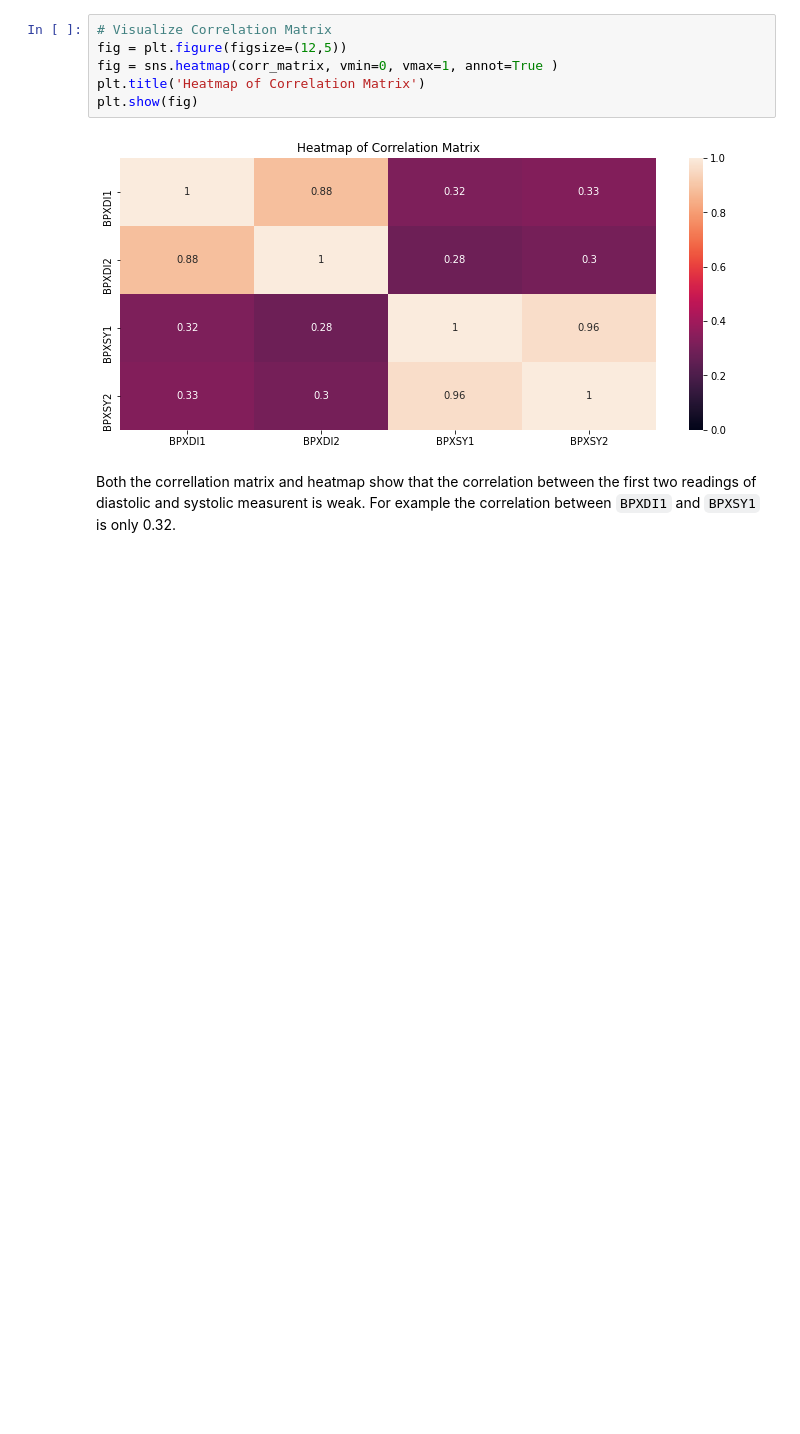
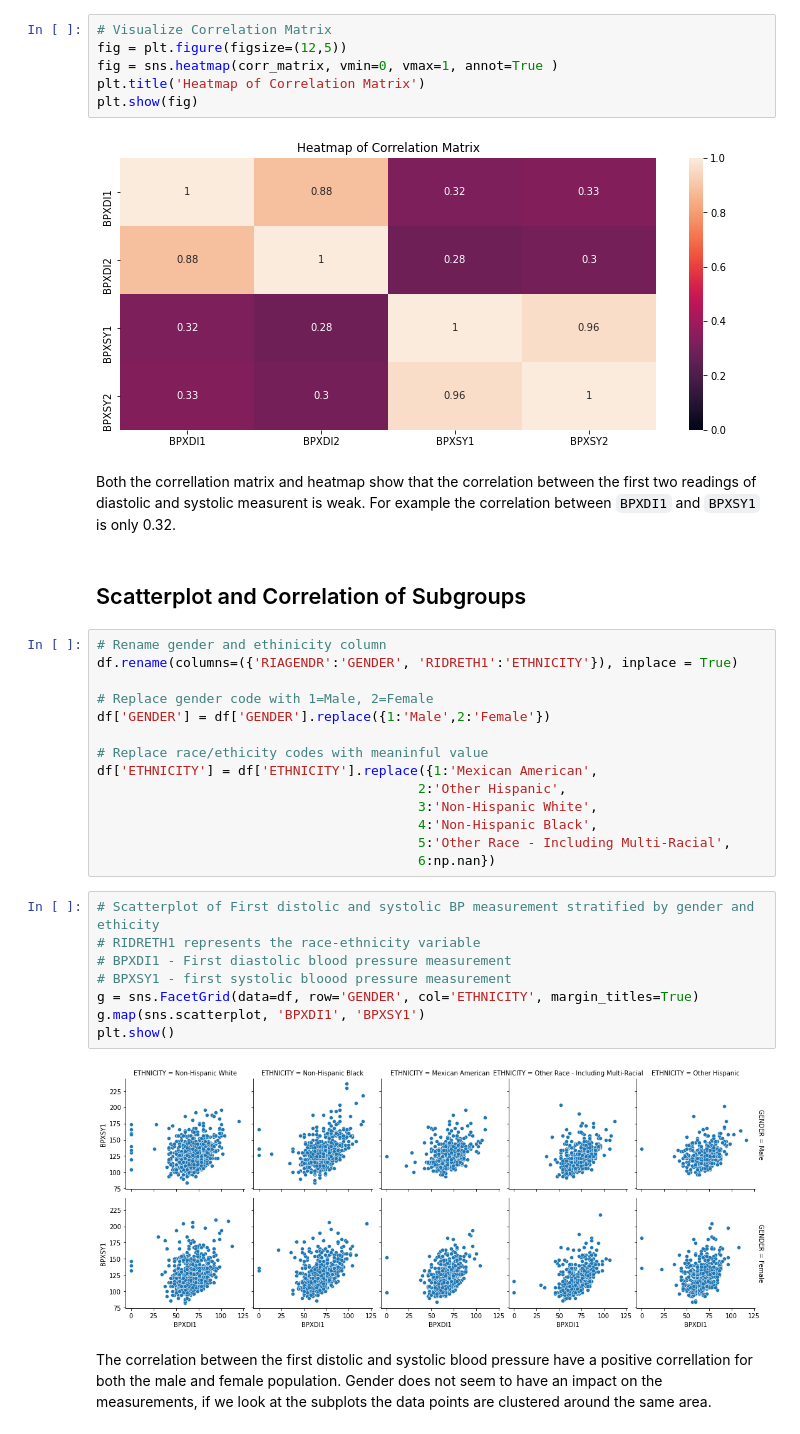
Before and after one commit to jaimebunay/statistics_in_python, a Jupyter notebook: basic_data_analysis/multivariate_example.ipynb, the cells around one changed output. Drawn from its saved outputs; the diff is of its cells as text; blank space fills up the shorter version.

```diff
--- a/basic_data_analysis/multivariate_example.ipynb
+++ b/basic_data_analysis/multivariate_example.ipynb
@@ -60,3 +63,31 @@ plt.show(fig)
 [figure]
 # %% [markdown]
 Both the correllation matrix and heatmap show that the correlation between the first two readings of diastolic and systolic measurent is weak. For example the correlation between `BPXDI1` and `BPXSY1` is only 0.32.
+# %% [markdown]
+## Scatterplot and Correlation of Subgroups
+# %%
+# Rename gender and ethinicity column
+df.rename(columns=({'RIAGENDR':'GENDER', 'RIDRETH1':'ETHNICITY'}), inplace = True)
+
+# Replace gender code with 1=Male, 2=Female
+df['GENDER'] = df['GENDER'].replace({1:'Male',2:'Female'})
+
+# Replace race/ethicity codes with meaninful value
+df['ETHNICITY'] = df['ETHNICITY'].replace({1:'Mexican American',
+                                         2:'Other Hispanic',
+                                         3:'Non-Hispanic White',
+                                         4:'Non-Hispanic Black',
+                                         5:'Other Race - Including Multi-Racial',
+                                         6:np.nan})
+# %%
+# Scatterplot of First distolic and systolic BP measurement stratified by gender and ethicity
+# RIDRETH1 represents the race-ethnicity variable
+# BPXDI1 - First diastolic blood pressure measurement
+# BPXSY1 - first systolic bloood pressure measurement
+g = sns.FacetGrid(data=df, row='GENDER', col='ETHNICITY', margin_titles=True)
+g.map(sns.scatterplot, 'BPXDI1', 'BPXSY1')
+plt.show()
+# %% [output]
+[figure, added]
+# %% [markdown]
+The correlation between the first distolic and systolic blood pressure have a positive correllation for both the male and female population. Gender does not seem to have an impact on the measurements, if we look at the subplots the data points are clustered around the same area.
```
Also changed, not shown: parts of 9 cells of this notebook.
